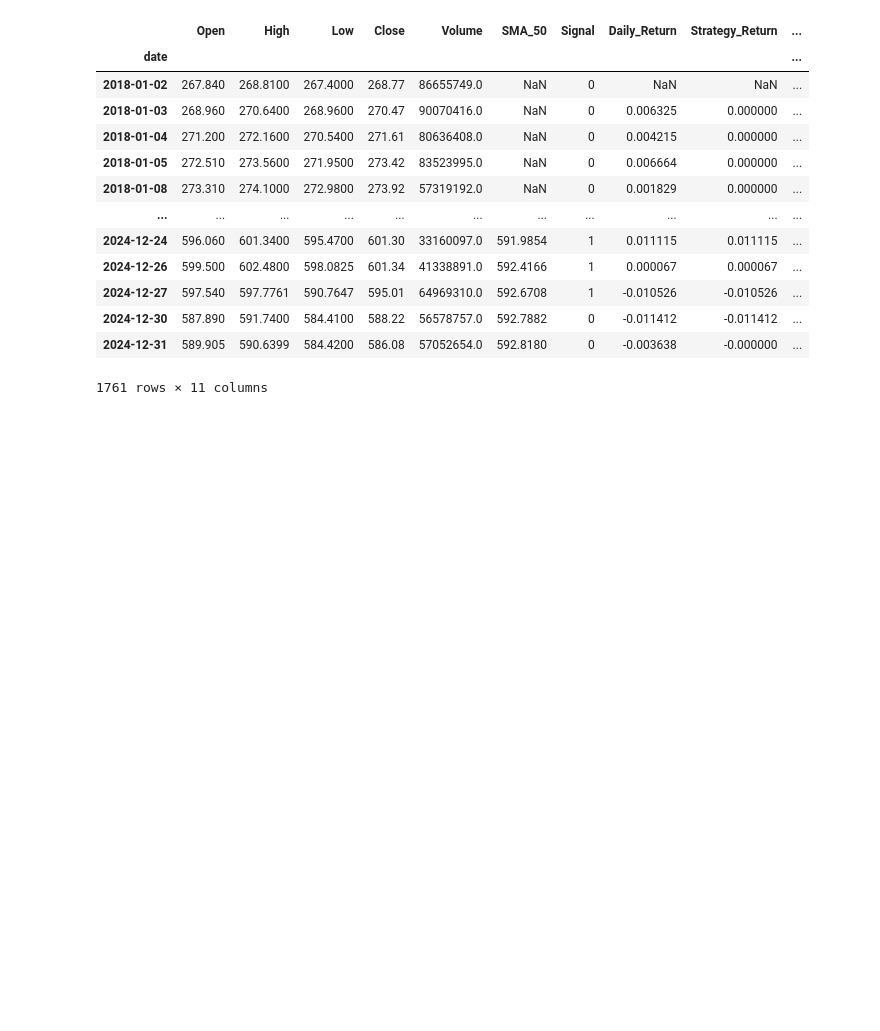
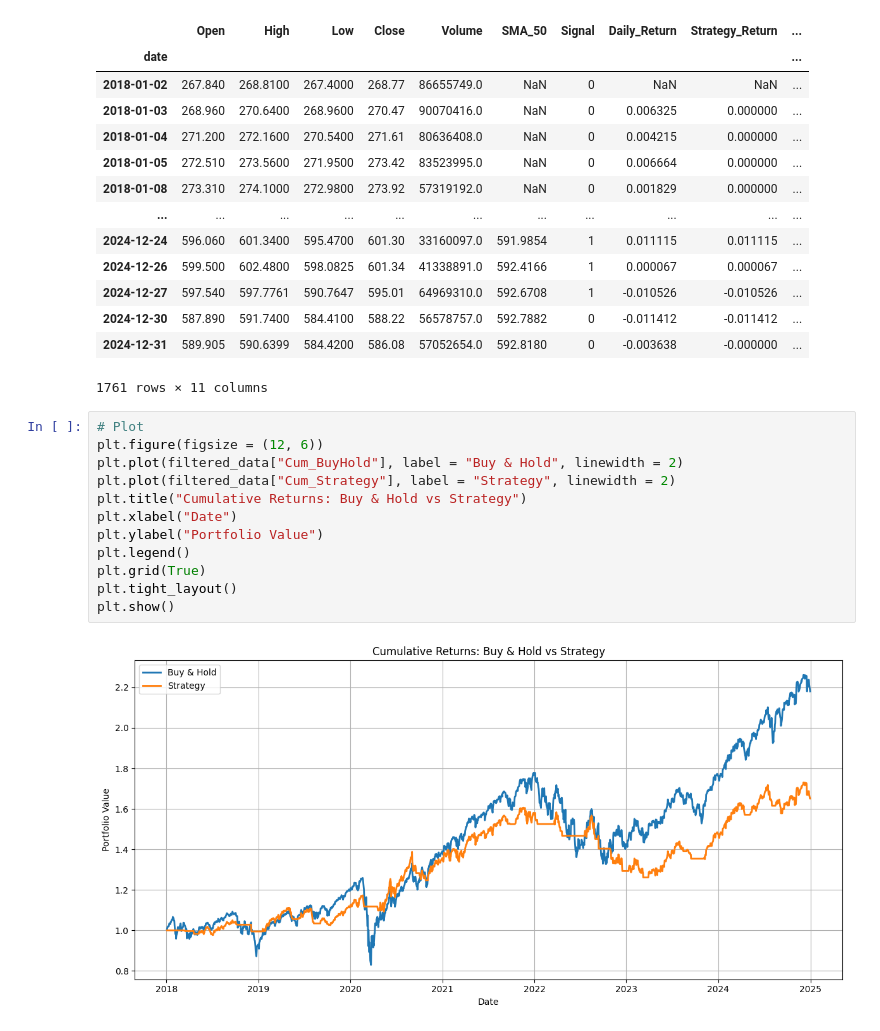
Before and after one commit to meo1800/Macro-Asset-Rotator, a Jupyter notebook: notebooks/fetch_market_date.ipynb, the cells around one changed output. Cells and saved outputs as stored; diff of their text form; blank space fills up the shorter version.

Commit message:
feat: plot cum returns for Buy & Hold vs Strategy

```diff
--- a/notebooks/fetch_market_date.ipynb
+++ b/notebooks/fetch_market_date.ipynb
@@ -159,3 +159,17 @@ filtered_data
 | 2024-12-30 | 587.890 | 591.7400 | 584.4100 | 588.22 | 56578757.0 | 592.7882 | 0 | -0.011412 | -0.011412 | ... |
 | 2024-12-31 | 589.905 | 590.6399 | 584.4200 | 586.08 | 57052654.0 | 592.8180 | 0 | -0.003638 | -0.000000 | ... |
 1761 rows × 11 columns
+# %%
+# Plot
+plt.figure(figsize = (12, 6))
+plt.plot(filtered_data["Cum_BuyHold"], label = "Buy & Hold", linewidth = 2)
+plt.plot(filtered_data["Cum_Strategy"], label = "Strategy", linewidth = 2)
+plt.title("Cumulative Returns: Buy & Hold vs Strategy")
+plt.xlabel("Date")
+plt.ylabel("Portfolio Value")
+plt.legend()
+plt.grid(True)
+plt.tight_layout()
+plt.show()
+# %% [output]
+[figure, added]
```
